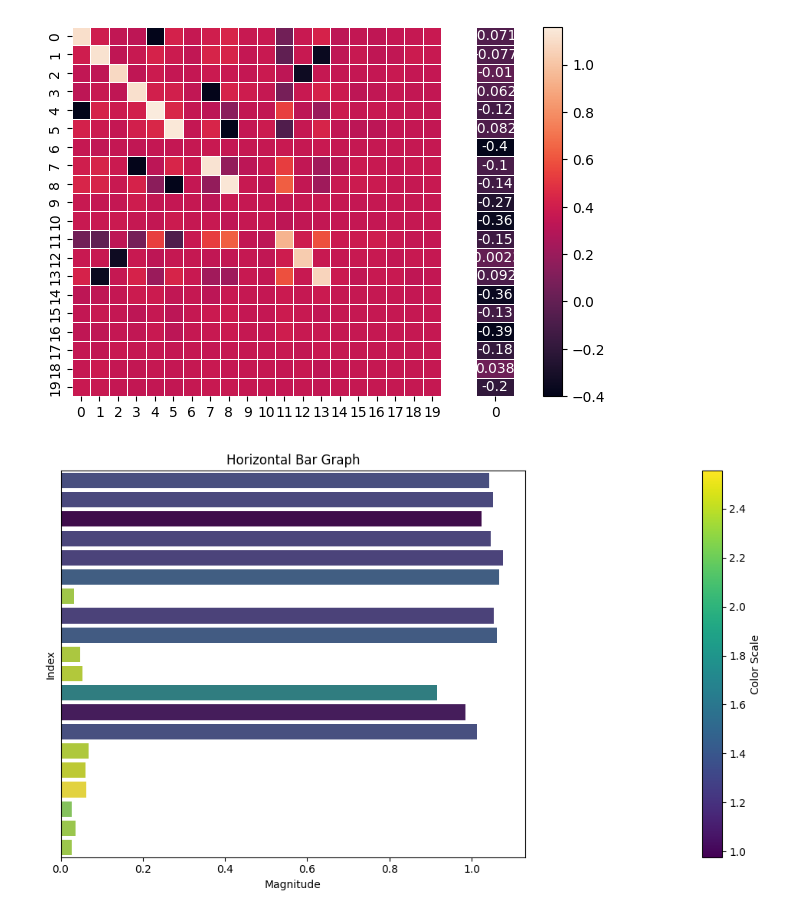
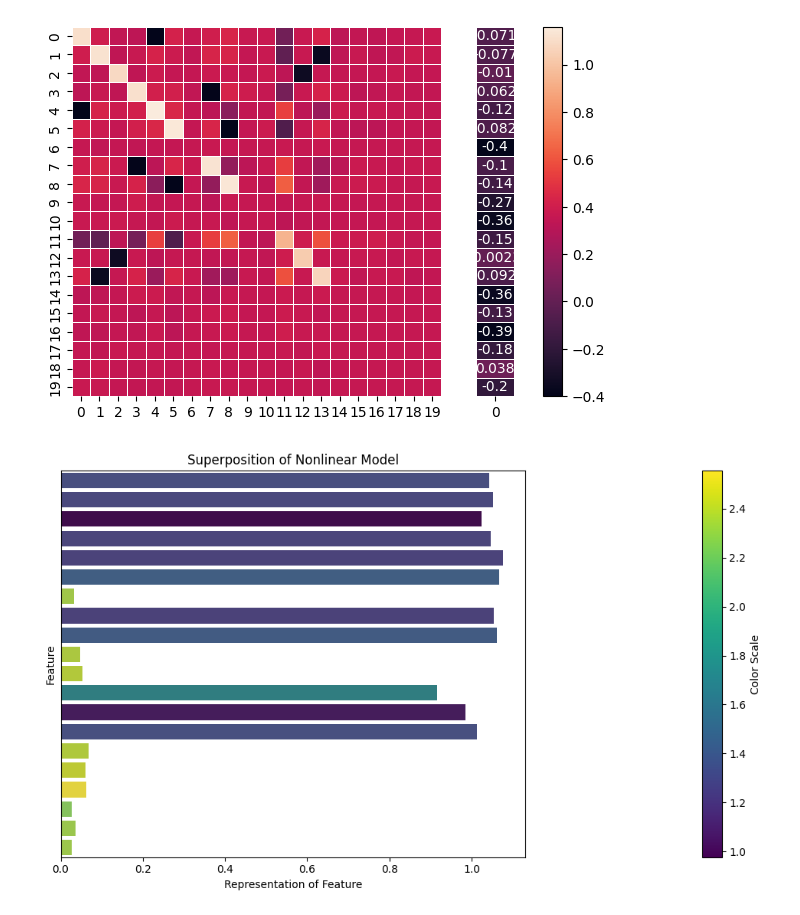
Before and after one commit to Evan-eng/anthropic_superposition_experiment_recreation, a Jupyter notebook: demonstrating_superposition.ipynb, the cells around one changed output. Drawn from its saved outputs; the diff is of its cells as text; code cells hidden in the pictures.

Commit message:
Fixed visualization labels

```diff
--- a/demonstrating_superposition.ipynb
+++ b/demonstrating_superposition.ipynb
@@ -165,28 +165,28 @@ superposition_W1 = calculate_dot_product_squared_sum(W1)
 # %%
 indices = np.arange(len(norms))
 color_scale = plt.cm.ScalarMappable(cmap='viridis')
 color_scale.set_array(superposition.flatten())
 colors = color_scale.to_rgba(superposition.flatten())
 
 fig, (ax1, ax2) = plt.subplots(1, 2, figsize=(10, 6))
 
 sns.barplot(x=norms.flatten(), y=indices, orient='h', palette=colors, ax=ax1)
 ax1.set_yticks([])
 ax1.set_ylabel('')
 
 cbar = plt.colorbar(color_scale, ax=ax2)
 cbar.set_label('Color Scale')
 
 fig.delaxes(ax2)
 
-ax1.set_xlabel('Magnitude')
-ax1.set_ylabel('Index')
-ax1.set_title('Horizontal Bar Graph')
+ax1.set_xlabel('Representation of Feature')
+ax1.set_ylabel('Feature')
+ax1.set_title('Superposition of Nonlinear Model')
 
 plt.tight_layout()
 plt.show()
 # %% [output]
-[figure, old version]
+[figure, new version]
 # %%
 indices = np.arange(len(norms_W1))
 color_scale = plt.cm.ScalarMappable(cmap='viridis')
```
Also changed, not shown: parts of 1 cell of this notebook.
